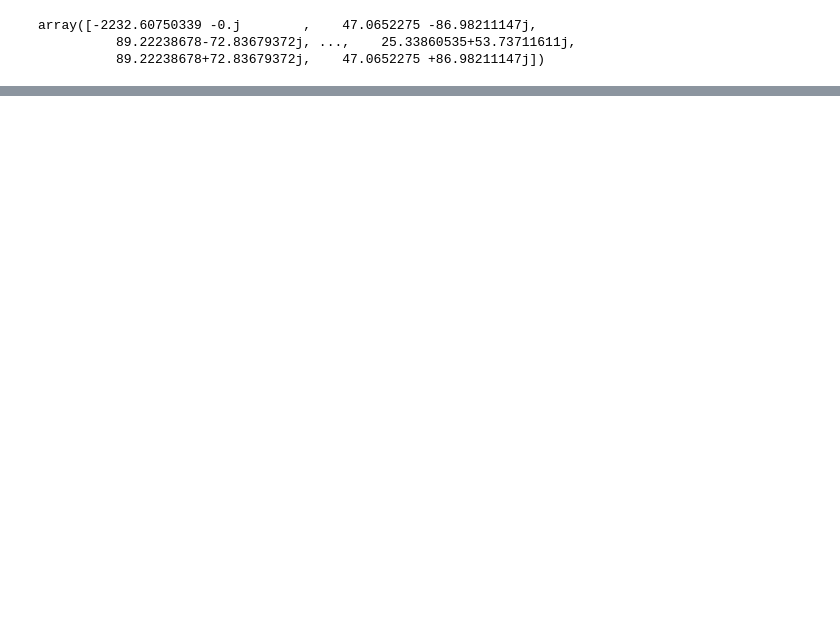
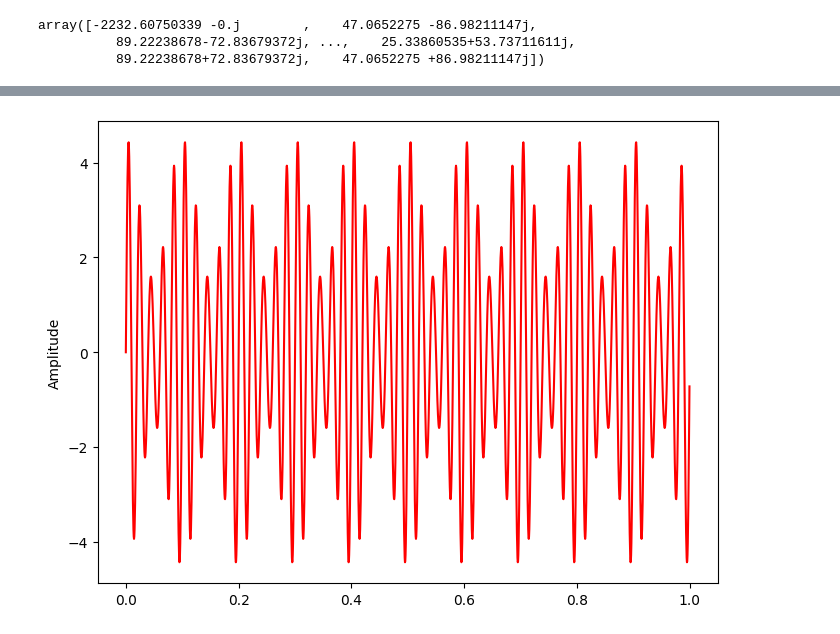
Before and after one commit to YuganshuWadhwa/Anomaly-Detection-For-Electrical-Systems, a Jupyter notebook: dataAnalysis.ipynb, the cells around one changed output, grey strips where cells are left out. Cells and saved outputs as stored; diff of their text form; code cells hidden in the pictures; blank space fills up the shorter version.

```diff
--- a/dataAnalysis.ipynb
+++ b/dataAnalysis.ipynb
@@ -176,0 +178,23 @@ plt.show()
+# %%
+# sampling rate
+sr = 2000
+# sampling interval
+ts = 1.0/sr
+t = np.arange(0,1,ts)
+
+freq = 50.
+x = 3*np.sin(2*np.pi*freq*t)
+
+freq = 60
+x += np.sin(2*np.pi*freq*t)
+
+freq = 40
+x += 0.5* np.sin(2*np.pi*freq*t)
+
+plt.figure(figsize = (8, 6))
+plt.plot(t, x, 'r')
+plt.ylabel('Amplitude')
+
+plt.show()
+# %% [output]
+[figure, added]
```
Also changed, not shown: parts of 7 cells of this notebook, 1 other file.
